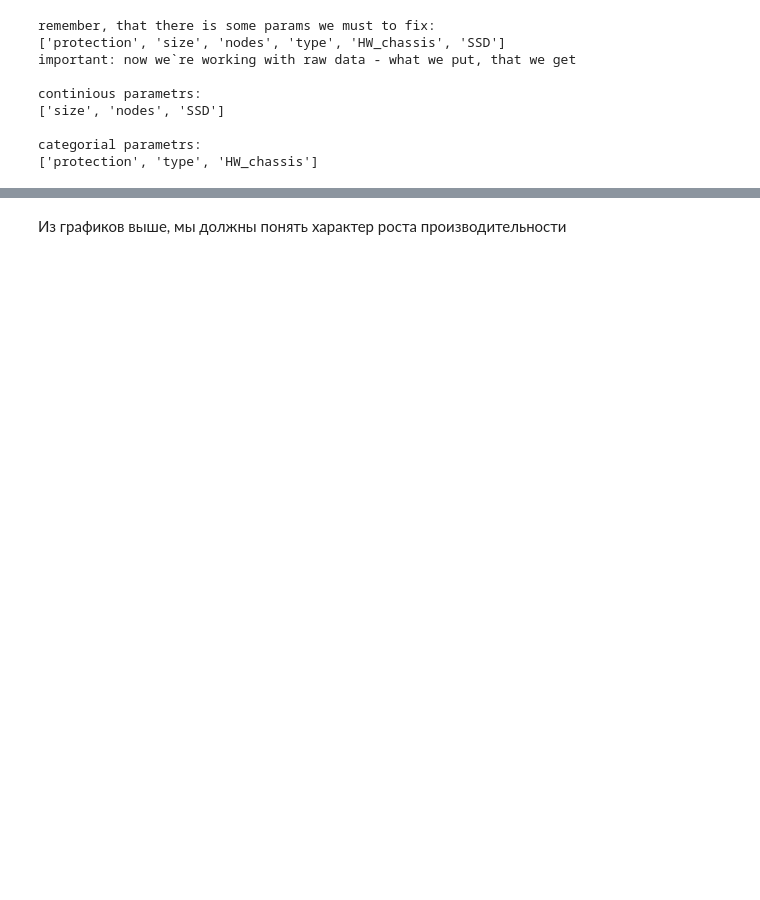
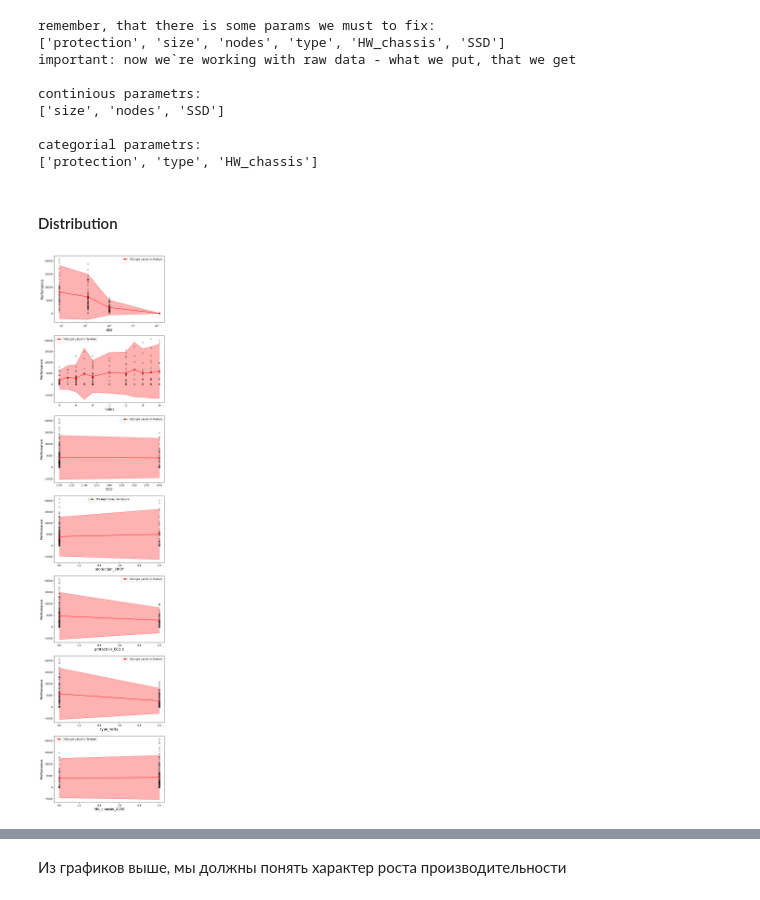
Before and after one commit to Sziringowski/SDS-modelling, a Jupyter notebook: Main.ipynb, the cells around one changed output, grey strips where cells are left out. Cells and saved outputs as stored; diff of their text form; code cells hidden in the pictures; blank space fills up the shorter version.

```diff
--- a/Main.ipynb
+++ b/Main.ipynb
@@ -327,3 +328,39 @@ continious parametrs:
 
 categorial parametrs:
 ['protection', 'type', 'HW_chassis']
+# %% [markdown]
+#### Distribution
+# %%
+plt.figure(figsize=(8,40))
+header_temp = list(features_transformation(Data).columns)
+header_temp.remove('SUM_op/s')
+n = len(header_temp)
+for i in range(n):
+    plt.subplot(n,1,i + 1)
+    if header_temp[i] == 'size':
+        plt.xscale('symlog')
+    else:
+        plt.xscale('linear')
+    X = list(features_transformation(Data)[header_temp[i]])
+    Y = list(features_transformation(Data)['SUM_op/s'])
+    mean_values = features_transformation(Data).groupby(header_temp[i])['SUM_op/s'].mean().reset_index()
+    mean_values.columns = ['X', 'Mean_Y']
+    var_values = features_transformation(Data).groupby(header_temp[i])['SUM_op/s'].var().reset_index()
+    var_values.columns = ['X', 'Var_Y']
+    plt.plot(mean_values['X'], mean_values['Mean_Y'], color='red', marker='o', label='M(target value) on feature')
+    plt.plot(var_values['X'], mean_values['Mean_Y'] + 2 * np.sqrt(var_values['Var_Y']), color='red', alpha = 0.6, linewidth = 0.7)
+    plt.plot(var_values['X'], mean_values['Mean_Y'] - 2 * np.sqrt(var_values['Var_Y']), color='red', alpha = 0.6, linewidth = 0.7)
+    plt.fill_between(
+        var_values['X'], mean_values['Mean_Y'] - 2 * np.sqrt(var_values['Var_Y']),
+        mean_values['Mean_Y'] + 2 * np.sqrt(var_values['Var_Y']),
+        where=(
+            mean_values['Mean_Y'] + 2 * np.sqrt(var_values['Var_Y']) > mean_values['Mean_Y'] - 2 * np.sqrt(var_values['Var_Y'])
+            ), color='red', alpha=0.3
+            )
+    plt.scatter(X, Y, color='black', marker='o', alpha=0.2)
+    plt.title('', fontsize=15)
+    plt.xlabel(header_temp[i], fontsize=14, color='k')
+    plt.ylabel('Perfomance', fontsize=14, color='k')
+    plt.legend()
+# %% [output]
+[figure, added]
```
Also changed, not shown: parts of 30 cells of this notebook, 1 other file.
